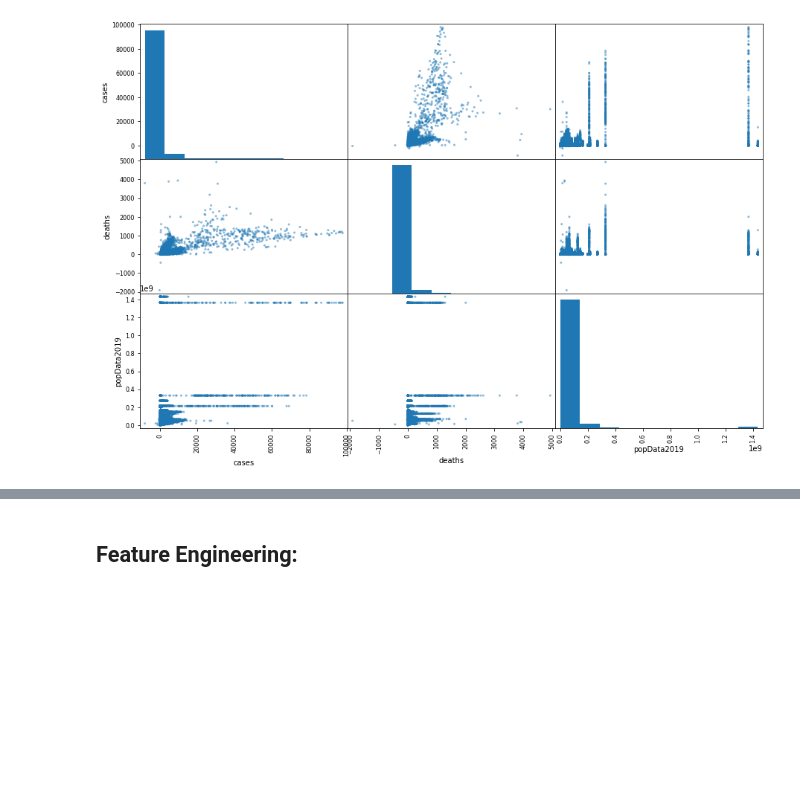
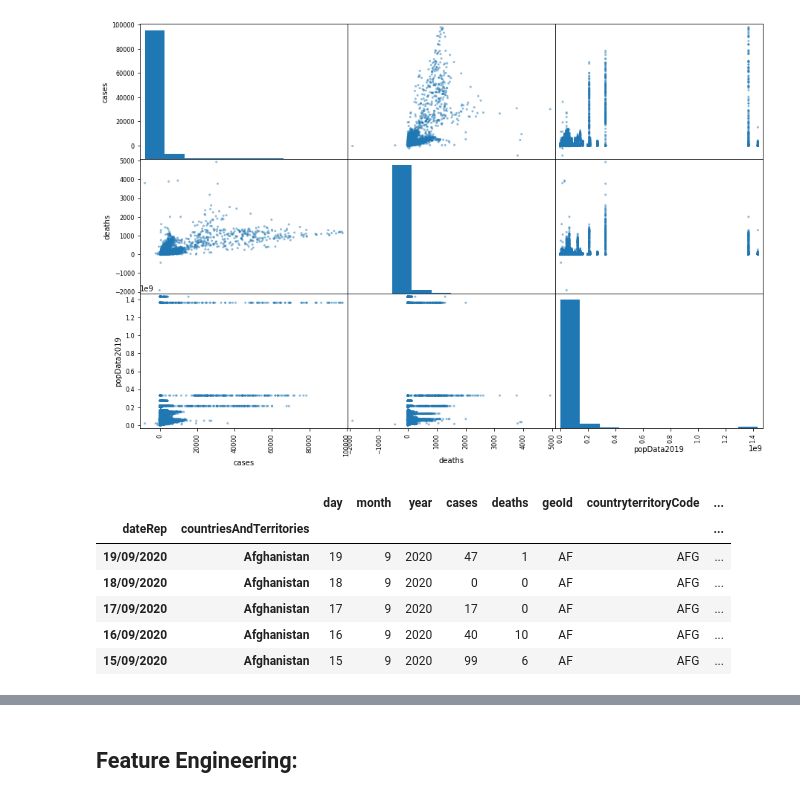
Before and after one commit to naseerfaheem/COVID-19-EDA, a Jupyter notebook: Covid-19.ipynb, the cells around one changed output, grey strips where cells are left out. Cells and saved outputs as stored; diff of their text form; code cells hidden in the pictures; blank space fills up the shorter version.

```diff
--- a/Covid-19.ipynb
+++ b/Covid-19.ipynb
@@ -41,0 +83,10 @@ scatter_matrix(df[attributes], figsize=(15,10));
+# %%
+covid.head()
+# %% [output]
+|  |  | day | month | year | cases | deaths | geoId | countryterritoryCode | ... |
+| dateRep | countriesAndTerritories |  |  |  |  |  |  |  | ... |
+| 19/09/2020 | Afghanistan | 19 | 9 | 2020 | 47 | 1 | AF | AFG | ... |
+| 18/09/2020 | Afghanistan | 18 | 9 | 2020 | 0 | 0 | AF | AFG | ... |
+| 17/09/2020 | Afghanistan | 17 | 9 | 2020 | 17 | 0 | AF | AFG | ... |
+| 16/09/2020 | Afghanistan | 16 | 9 | 2020 | 40 | 10 | AF | AFG | ... |
+| 15/09/2020 | Afghanistan | 15 | 9 | 2020 | 99 | 6 | AF | AFG | ... |
```
Also changed, not shown: parts of 18 cells of this notebook.
